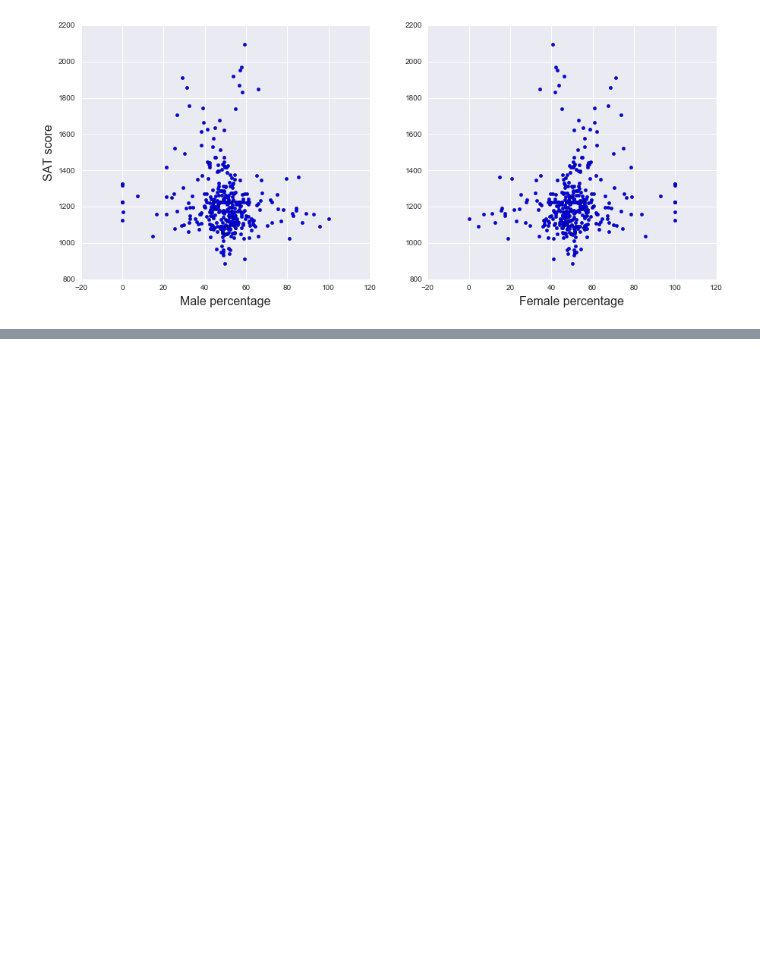
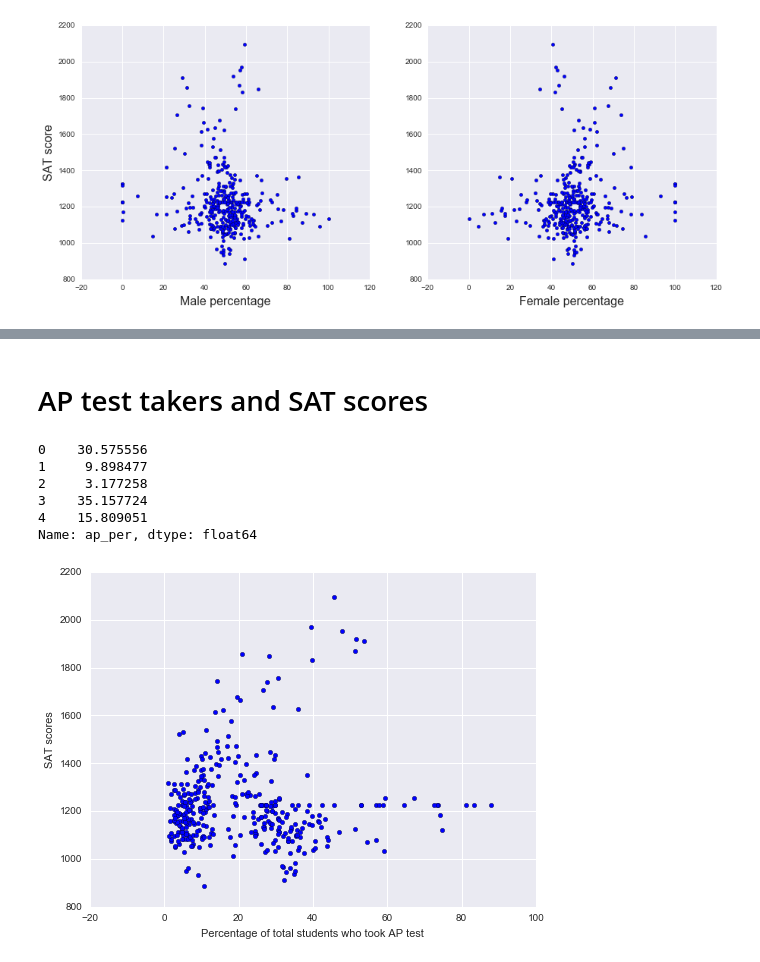
Before and after one commit to chrke/SAT_NY-high-schools, a Jupyter notebook: Schools.ipynb, the cells around one changed output, grey strips where cells are left out. Cells and saved outputs as stored; diff of their text form; code cells hidden in the pictures; blank space fills up the shorter version.

```diff
--- a/Schools.ipynb
+++ b/Schools.ipynb
@@ -408,0 +432,25 @@ There doesn't seem to be a solid positive or negative correlation with either th
+# %% [markdown]
+# AP test takers and SAT scores
+# %%
+# calculating percentage of total students that took the AP test
+
+combined["ap_per"] = (combined["AP Test Takers "]/combined["total_enrollment"])*100
+
+combined["ap_per"].head()
+# %% [output]
+0    30.575556
+1     9.898477
+2     3.177258
+3    35.157724
+4    15.809051
+Name: ap_per, dtype: float64
+# %%
+# plotting the ap_per versus the sat scores
+
+fig = plt.figure(figsize=(8,6))
+ax = fig.add_subplot(1,1,1)
+ax.scatter(x=combined["ap_per"],y=combined["sat_score"])
+ax.set(xlabel="Percentage of total students who took AP test",ylabel="SAT scores")
+plt.show()
+# %% [output]
+[figure, added]
```
Also changed, not shown: parts of 12 cells of this notebook.
